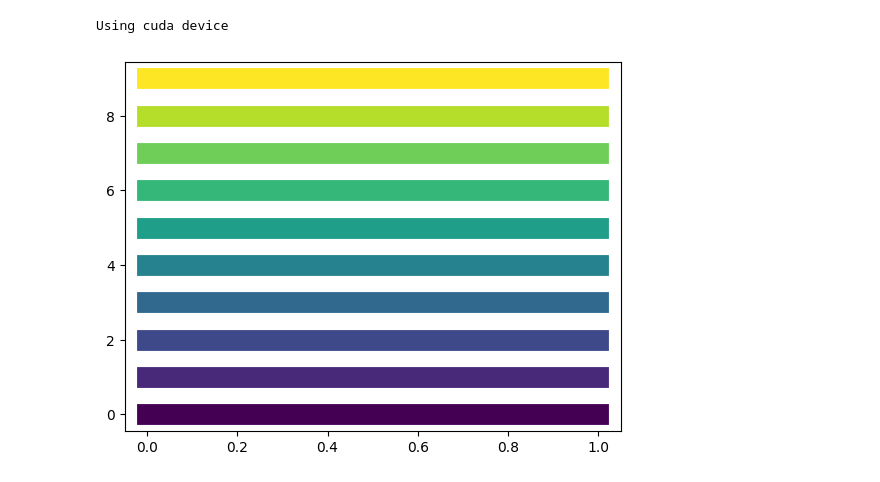
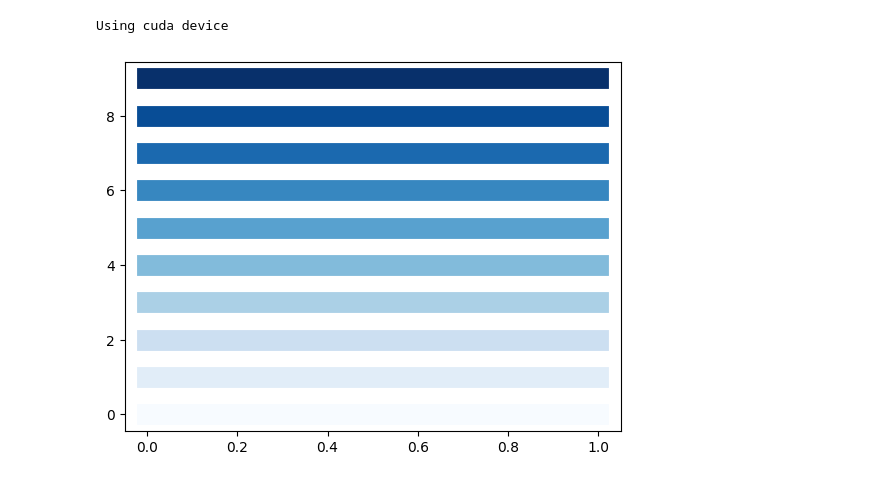
Before and after one commit to chinsengi/score_RNN, a Jupyter notebook: invm.ipynb, the cells around one changed output. Cells and saved outputs as stored; diff of their text form; code cells hidden in the pictures.

```diff
--- a/invm.ipynb
+++ b/invm.ipynb
@@ -34,20 +34,20 @@ Using cuda device
 # %%
 import numpy as np
 import matplotlib.pyplot as plt
 import matplotlib.colors as mcolors
 
 def create_color_gradient(n):
-    cmap = plt.get_cmap('viridis')  # Choose a colormap here
+    cmap = plt.get_cmap('Blues')  # Choose a colormap here
     colors = [cmap(i) for i in np.linspace(0, 1, n)]
     return colors
 
 n = 10  # Number of steps in the gradient
 colors = create_color_gradient(n)
 
 # Display the colors
 for i, color in enumerate(colors):
     plt.plot([0, 1], [i, i], color=color, linewidth=15)
 
 plt.show()
 # %% [output]
-[figure, old version]
+[figure, new version]
```
Also changed, not shown: parts of 2 cells of this notebook, 2 other files.
